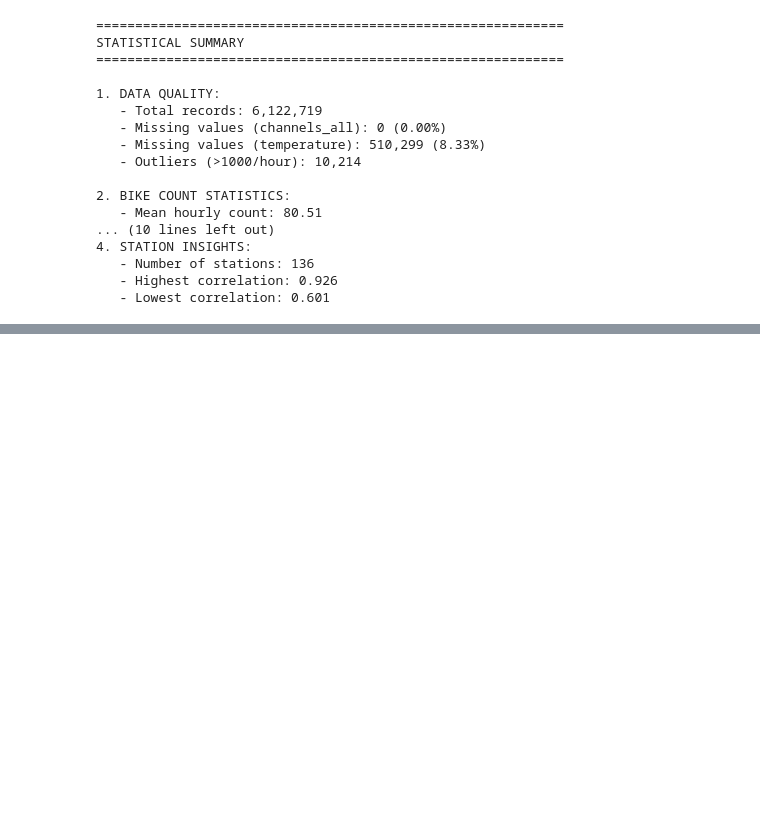
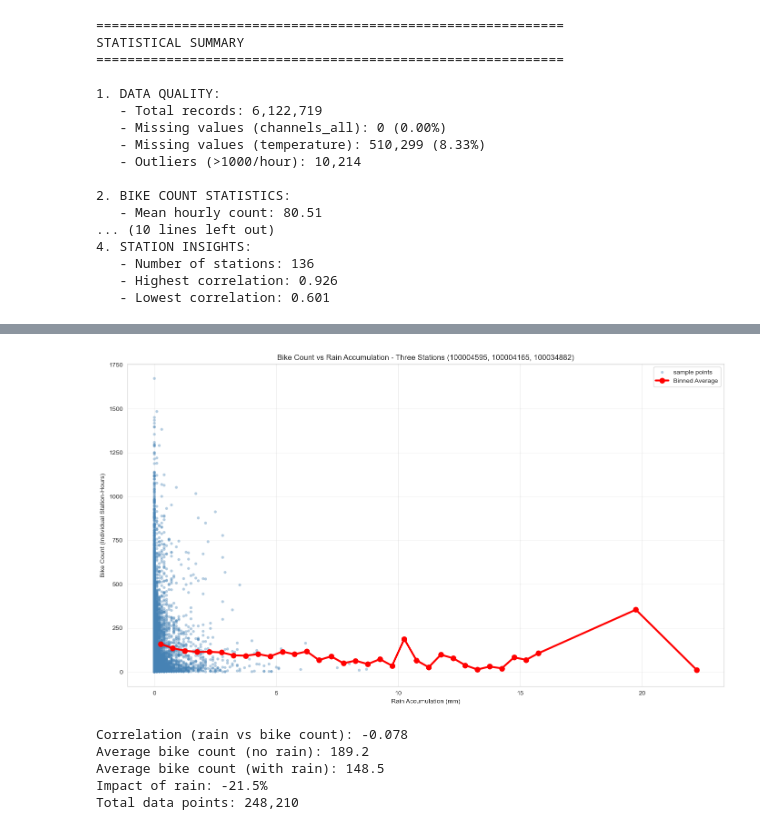
Before and after one commit to cleesee/fahrradzaehler, a Jupyter notebook: download.ipynb, the cells around one changed output, grey strips where cells are left out. Saved outputs shown, nothing was run; the diff lists cells and outputs as text; code cells hidden in the pictures; blank space fills up the shorter version.

```diff
--- a/download.ipynb
+++ b/download.ipynb
@@ -547,0 +755,67 @@ STATISTICAL SUMMARY
+# %%
+################################################
+# Rain vs Bike Count - Three Stations          #
+################################################
+
+# Define the three station IDs
+station_ids = [100004595, 100004165, 100034882]
+
+# Filter data for these stations
+stations_data = df_loaded[df_loaded['counter_site_id'].isin(station_ids)].copy()
+
+if len(stations_data) > 0:
+    # Use individual data points (no aggregation by timestamp)
+    hourly_data = stations_data[['site_rain_accumulation', 'channels_all']].dropna()
+
+    # Create scatter plot
+    fig, ax = plt.subplots(figsize=(14, 8))
+
+    # Sample if too many points
+    if len(hourly_data) > 10000:
+        sample_data = hourly_data.sample(n=10000, random_state=42)
+    else:
+        sample_data = hourly_data
+
+    scatter = ax.scatter(sample_data['site_rain_accumulation'],
+                        sample_data['channels_all'],
+                        alpha=0.4, s=20, c='steelblue', edgecolors='none', label='sample points')
+
+    ax.set_xlabel('Rain Accumulation (mm)')
+    ax.set_ylabel('Bike Count (Individual Station-Hours)')
+    ax.set_title('Bike Count vs Rain Accumulation - Three Stations (100004595, 100004165, 100034882)')
+    ax.grid(True, alpha=0.3)
+
+    # Add binned average line
+    # Create rain bins
+    rain_bins = np.arange(0, hourly_data['site_rain_accumulation'].max() + 0.5, 0.5)
+    hourly_data['rain_bin'] = pd.cut(hourly_data['site_rain_accumulation'], bins=rain_bins)
+    binned_avg = hourly_data.groupby('rain_bin', observed=True)['channels_all'].mean()
+
+    # Plot binned averages
+    bin_centers = [(interval.left + interval.right) / 2 for interval in binned_avg.index]
+    ax.plot(bin_centers, binned_avg.values, 'r-', linewidth=3, marker='o',
+            markersize=8, label='Binned Average', zorder=5)
+
+    ax.legend()
+    plt.tight_layout()
+    plt.show()
+
+    # Statistics
+    correlation = hourly_data[['site_rain_accumulation', 'channels_all']].corr().iloc[0, 1]
+    no_rain = hourly_data[hourly_data['site_rain_accumulation'] == 0]['channels_all'].mean()
+    with_rain = hourly_data[hourly_data['site_rain_accumulation'] > 0]['channels_all'].mean()
+
+    print(f"Correlation (rain vs bike count): {correlation:.3f}")
+    print(f"Average bike count (no rain): {no_rain:.1f}")
+    print(f"Average bike count (with rain): {with_rain:.1f}")
+    print(f"Impact of rain: {((with_rain/no_rain - 1) * 100):.1f}%")
+    print(f"Total data points: {len(hourly_data):,}")
+else:
+    print("No data found for the specified station IDs")
+# %% [output]
+[figure, added]
+Correlation (rain vs bike count): -0.078
+Average bike count (no rain): 189.2
+Average bike count (with rain): 148.5
+Impact of rain: -21.5%
+Total data points: 248,210
```
Also changed, not shown: parts of 17 cells of this notebook.
